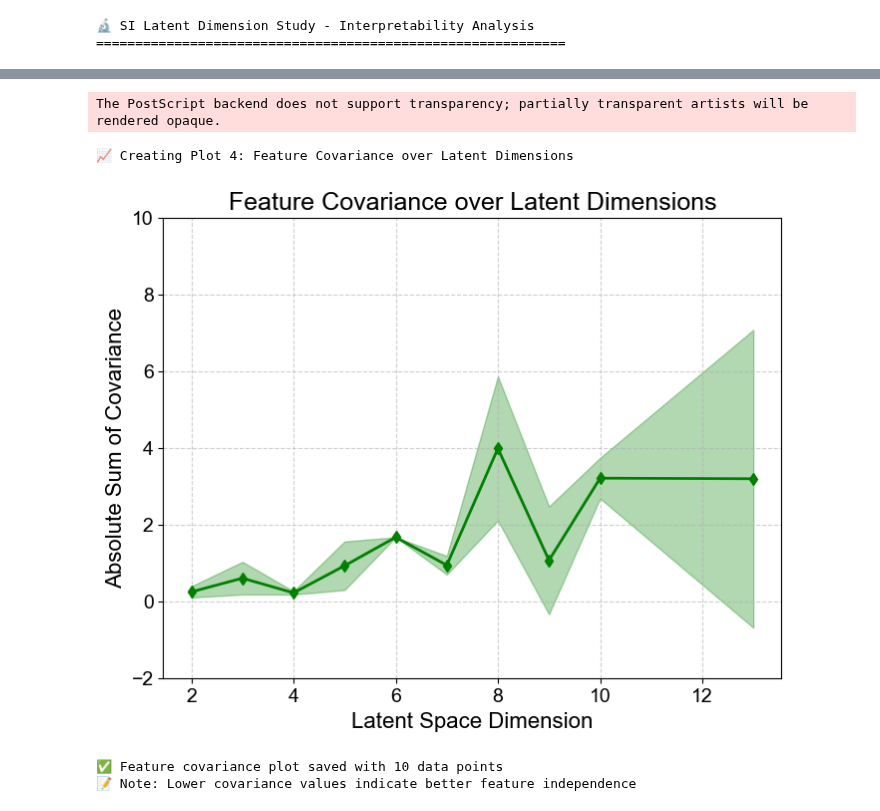
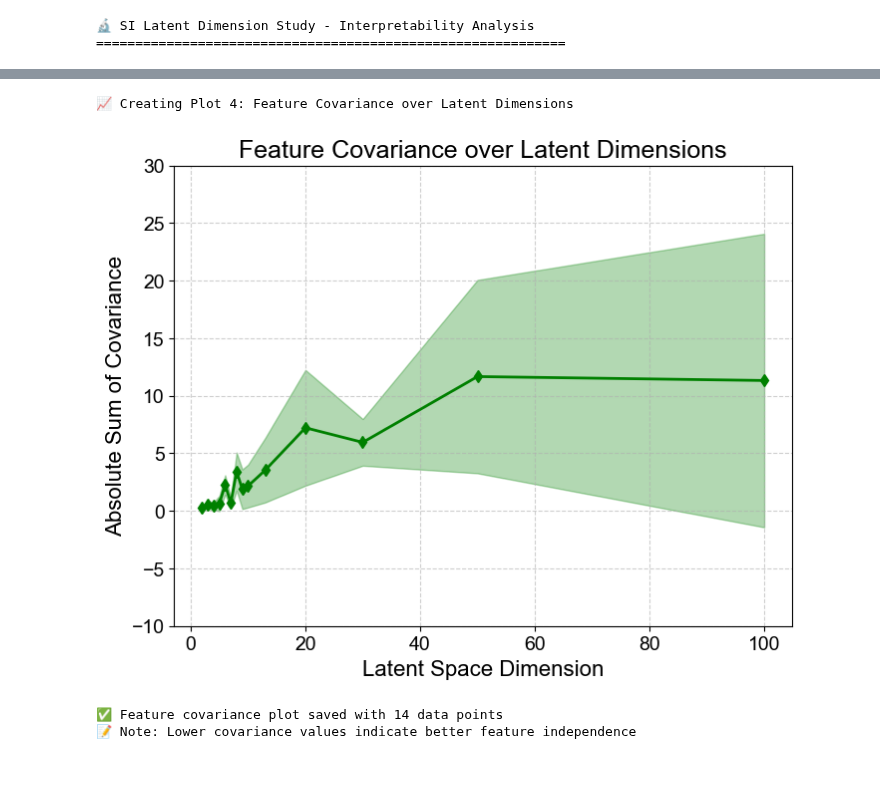
Before and after one commit to ComputationalMicroscopy4CellBio/AI4CellFate, a Jupyter notebook: notebooks/manuscript/SI_latent_dim_interpret.ipynb, the cells around one changed output, grey strips where cells are left out. Saved outputs shown, nothing was run; the diff lists cells and outputs as text; code cells hidden in the pictures; blank space fills up the shorter version.

Commit message:
latent dimensions SI (non-zoomed in)

```diff
--- a/notebooks/manuscript/SI_latent_dim_interpret.ipynb
+++ b/notebooks/manuscript/SI_latent_dim_interpret.ipynb
@@ -119,8 +119,8 @@ def load_latent_dim_metrics(results_dir, latent_dims, seeds):
 
 # Define parameters
 results_dir = Path("../../results/latent_dim_study")
-latent_dims = [2, 3, 4, 5, 6, 7, 8, 9, 10, 13] #, 20, 30, 50, 100, 400
-seeds = [42, 44] #48
+latent_dims = [2, 3, 4, 5, 6, 7, 8, 9, 10, 13, 20, 30, 50, 100] #, 20, 30, 50, 100, 400
+seeds = [42, 44, 48] #48
 
 print(f"📂 Loading metrics from: {results_dir}")
 print(f"🎯 Target latent dimensions: {latent_dims}")
@@ -401,39 +402,38 @@ if valid_indices:
     plot_stds = [std_covariances[i] for i in valid_indices]
 
     # Feature Covariance (green)
     plt.plot(plot_dims, plot_means, color='green', linewidth=2, label='Feature Covariance', marker='d', markersize=6)
     plt.fill_between(plot_dims,
                      np.array(plot_means) - np.array(plot_stds),
                      np.array(plot_means) + np.array(plot_stds),
                      color='green', alpha=0.3)
 
     # Formatting
     plt.xlabel("Latent Space Dimension", fontsize=16, fontname="Arial")
     plt.ylabel("Absolute Sum of Covariance", fontsize=16, fontname="Arial")
     plt.title("Feature Covariance over Latent Dimensions", fontsize=18, fontname="Arial")
     plt.xticks(fontsize=14, fontname="Arial")
     plt.yticks(fontsize=14, fontname="Arial")
 
     # Set reasonable y-axis range
-    y_min = -2#max(-1, min(plot_means) - max(plot_stds) - 0.05)
-    y_max = 10#max(plot_means) + max(plot_stds) + 0.05
+    y_min = -10#max(-1, min(plot_means) - max(plot_stds) - 0.05)
+    y_max = 30#max(plot_means) + max(plot_stds) + 0.05
     plt.ylim(y_min, y_max)
 
     plt.grid(True, linestyle="--", alpha=0.6)
 
     # Save the figure
-    plt.savefig("../../results/latent_dim_covariance.png", dpi=300, bbox_inches="tight")
-    plt.savefig("../../results/latent_dim_covariance.eps", dpi=300, bbox_inches="tight")
+    # plt.savefig("../../results/latent_dim_covariance.png", dpi=300, bbox_inches="tight")
+    # plt.savefig("../../results/latent_dim_covariance.eps", dpi=300, bbox_inches="tight")
 
     plt.show()
 
     print(f"✅ Feature covariance plot saved with {len(plot_dims)} data points")
     print("📝 Note: Lower covariance values indicate better feature independence")
 else:
     print("❌ No valid covariance data found for plotting")
 # %% [output]
-The PostScript backend does not support transparency; partially transparent artists will be rendered opaque.
+📈 Creating Plot 4: Feature Covariance over Latent Dimensions
+[figure, new version]
-📈 Creating Plot 4: Feature Covariance over Latent Dimensions
+✅ Feature covariance plot saved with 14 data points
+📝 Note: Lower covariance values indicate better feature independence
-[figure, old version]
-✅ Feature covariance plot saved with 10 data points
-📝 Note: Lower covariance values indicate better feature independence
```
Also changed, not shown: parts of 5 cells of this notebook.
